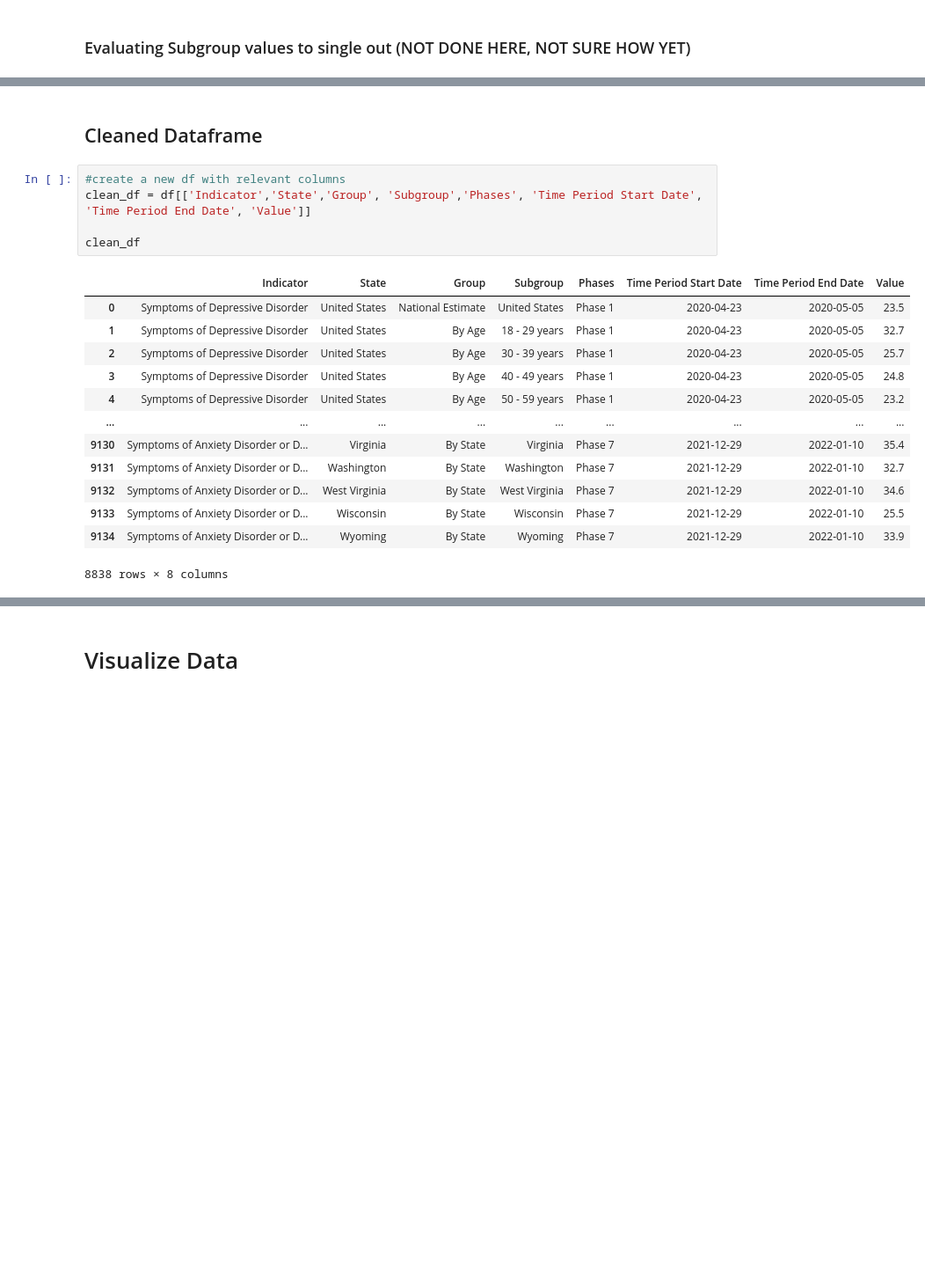
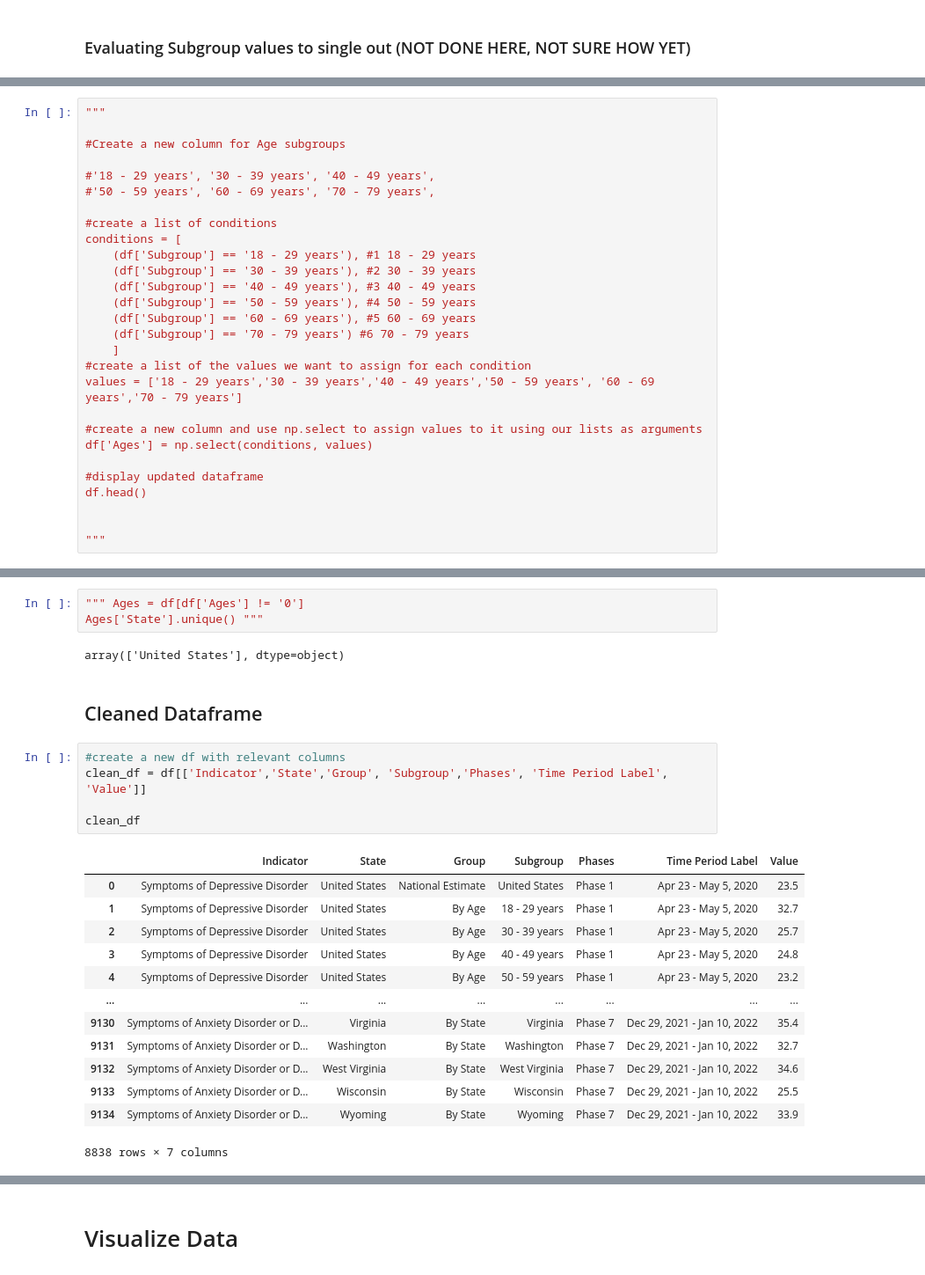
Before and after one commit to lmm2020/EDA-Projects, a Jupyter notebook: EDA_anxiety.ipynb, the cells around one changed output, grey strips where cells are left out. Shown at 88% size. Cells and saved outputs as stored; diff of their text form; blank space fills up the shorter version.

```diff
--- a/EDA_anxiety.ipynb
+++ b/EDA_anxiety.ipynb
@@ -434,0 +381,28 @@ array(['United States', '18 - 29 years', '30 - 39 years', '40 - 49 years',
+# %%
+"""
+
+#Create a new column for Age subgroups
+
+#'18 - 29 years', '30 - 39 years', '40 - 49 years',
+#'50 - 59 years', '60 - 69 years', '70 - 79 years',
+
+#create a list of conditions
+conditions = [
+    (df['Subgroup'] == '18 - 29 years'), #1 18 - 29 years
+    (df['Subgroup'] == '30 - 39 years'), #2 30 - 39 years
+    (df['Subgroup'] == '40 - 49 years'), #3 40 - 49 years
+    (df['Subgroup'] == '50 - 59 years'), #4 50 - 59 years
+    (df['Subgroup'] == '60 - 69 years'), #5 60 - 69 years
+    (df['Subgroup'] == '70 - 79 years') #6 70 - 79 years
+    ]
+#create a list of the values we want to assign for each condition
+values = ['18 - 29 years','30 - 39 years','40 - 49 years','50 - 59 years', '60 - 69 years','70 - 79 years']
+
+#create a new column and use np.select to assign values to it using our lists as arguments
+df['Ages'] = np.select(conditions, values)
+
+#display updated dataframe
+df.head()
+
+
+"""
@@ -435,24 +411,29 @@ array(['United States', '18 - 29 years', '30 - 39 years', '40 - 49 years',
+# %%
+""" Ages = df[df['Ages'] != '0']
+Ages['State'].unique() """
+# %% [output]
+array(['United States'], dtype=object)
 # %% [markdown]
 ## Cleaned Dataframe
 # %%
 #create a new df with relevant columns
-clean_df = df[['Indicator','State','Group', 'Subgroup','Phases', 'Time Period Start Date', 'Time Period End Date', 'Value']]
+clean_df = df[['Indicator','State','Group', 'Subgroup','Phases', 'Time Period Label', 'Value']]
 
 clean_df
 # %% [output]
-|  | Indicator | State | Group | Subgroup | Phases | Time Period Start Date | Time Period End Date | Value |
-| 0 | Symptoms of Depressive Disorder | United States | National Estimate | United States | Phase 1 | 2020-04-23 | 2020-05-05 | 23.5 |
-| 1 | Symptoms of Depressive Disorder | United States | By Age | 18 - 29 years | Phase 1 | 2020-04-23 | 2020-05-05 | 32.7 |
-| 2 | Symptoms of Depressive Disorder | United States | By Age | 30 - 39 years | Phase 1 | 2020-04-23 | 2020-05-05 | 25.7 |
-| 3 | Symptoms of Depressive Disorder | United States | By Age | 40 - 49 years | Phase 1 | 2020-04-23 | 2020-05-05 | 24.8 |
-| 4 | Symptoms of Depressive Disorder | United States | By Age | 50 - 59 years | Phase 1 | 2020-04-23 | 2020-05-05 | 23.2 |
-| ... | ... | ... | ... | ... | ... | ... | ... | ... |
-| 9130 | Symptoms of Anxiety Disorder or D... | Virginia | By State | Virginia | Phase 7 | 2021-12-29 | 2022-01-10 | 35.4 |
-| 9131 | Symptoms of Anxiety Disorder or D... | Washington | By State | Washington | Phase 7 | 2021-12-29 | 2022-01-10 | 32.7 |
-| 9132 | Symptoms of Anxiety Disorder or D... | West Virginia | By State | West Virginia | Phase 7 | 2021-12-29 | 2022-01-10 | 34.6 |
-| 9133 | Symptoms of Anxiety Disorder or D... | Wisconsin | By State | Wisconsin | Phase 7 | 2021-12-29 | 2022-01-10 | 25.5 |
-| 9134 | Symptoms of Anxiety Disorder or D... | Wyoming | By State | Wyoming | Phase 7 | 2021-12-29 | 2022-01-10 | 33.9 |
+|  | Indicator | State | Group | Subgroup | Phases | Time Period Label | Value |
+| 0 | Symptoms of Depressive Disorder | United States | National Estimate | United States | Phase 1 | Apr 23 - May 5, 2020 | 23.5 |
+| 1 | Symptoms of Depressive Disorder | United States | By Age | 18 - 29 years | Phase 1 | Apr 23 - May 5, 2020 | 32.7 |
+| 2 | Symptoms of Depressive Disorder | United States | By Age | 30 - 39 years | Phase 1 | Apr 23 - May 5, 2020 | 25.7 |
+| 3 | Symptoms of Depressive Disorder | United States | By Age | 40 - 49 years | Phase 1 | Apr 23 - May 5, 2020 | 24.8 |
+| 4 | Symptoms of Depressive Disorder | United States | By Age | 50 - 59 years | Phase 1 | Apr 23 - May 5, 2020 | 23.2 |
+| ... | ... | ... | ... | ... | ... | ... | ... |
+| 9130 | Symptoms of Anxiety Disorder or D... | Virginia | By State | Virginia | Phase 7 | Dec 29, 2021 - Jan 10, 2022 | 35.4 |
+| 9131 | Symptoms of Anxiety Disorder or D... | Washington | By State | Washington | Phase 7 | Dec 29, 2021 - Jan 10, 2022 | 32.7 |
+| 9132 | Symptoms of Anxiety Disorder or D... | West Virginia | By State | West Virginia | Phase 7 | Dec 29, 2021 - Jan 10, 2022 | 34.6 |
+| 9133 | Symptoms of Anxiety Disorder or D... | Wisconsin | By State | Wisconsin | Phase 7 | Dec 29, 2021 - Jan 10, 2022 | 25.5 |
+| 9134 | Symptoms of Anxiety Disorder or D... | Wyoming | By State | Wyoming | Phase 7 | Dec 29, 2021 - Jan 10, 2022 | 33.9 |
-8838 rows × 8 columns
+8838 rows × 7 columns
 # %%
 clean_df = clean_df[clean_df['Group'] != 'National Estimate']
 clean_df
```
Also changed, not shown: parts of 21 cells of this notebook.
